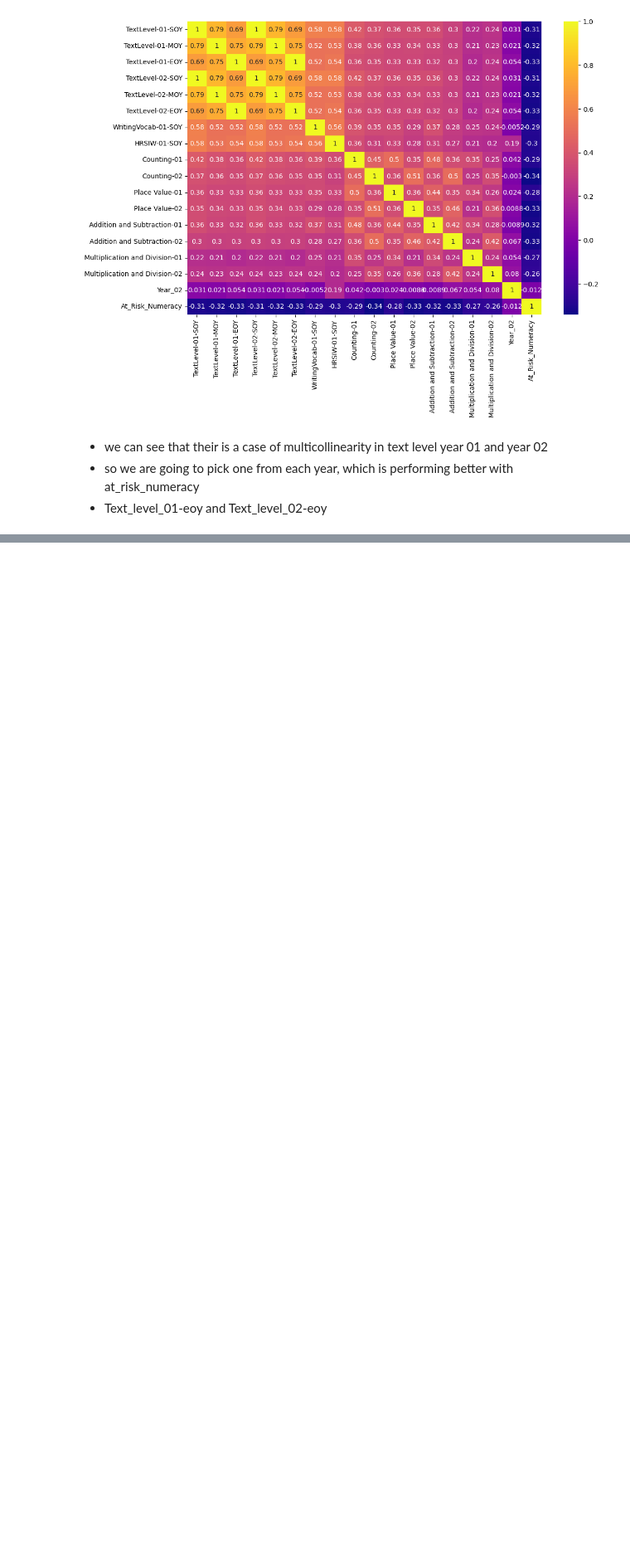
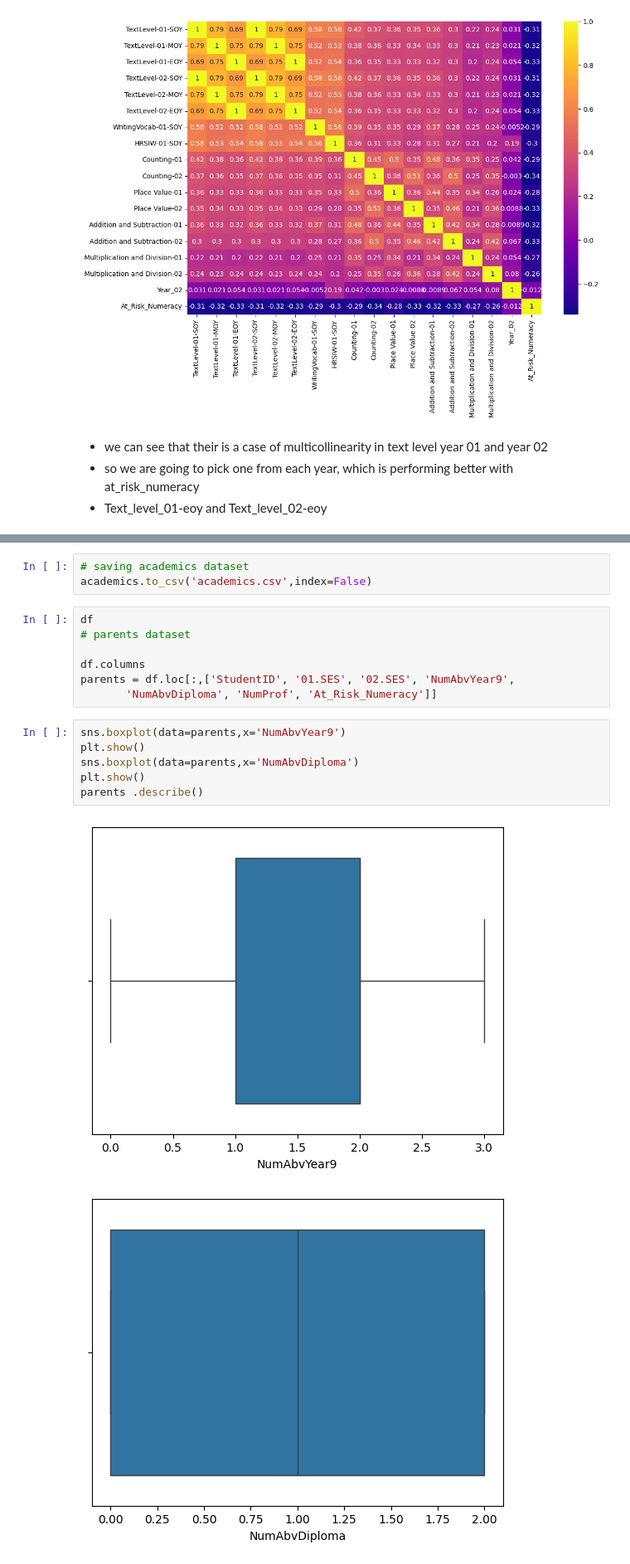
Before and after one commit to anshumbanga/Projects, a Jupyter notebook: LA4_SCHOOL/LA4_Schools_Exploratory_Data_Analysis_and_feature_selection.ipynb, the cells around one changed output, grey strips where cells are left out. Shown at 83% size. Cells and saved outputs as stored; diff of their text form; blank space fills up the shorter version.

```diff
--- a/LA4_SCHOOL/LA4_Schools_Exploratory_Data_Analysis_and_feature_selection.ipynb
+++ b/LA4_SCHOOL/LA4_Schools_Exploratory_Data_Analysis_and_feature_selection.ipynb
@@ -725,0 +748,19 @@ plt.show()
+# %%
+# saving academics dataset
+academics.to_csv('academics.csv',index=False)
+# %%
+df
+# parents dataset
+
+df.columns
+parents = df.loc[:,['StudentID', '01.SES', '02.SES', 'NumAbvYear9',
+       'NumAbvDiploma', 'NumProf', 'At_Risk_Numeracy']]
+# %%
+sns.boxplot(data=parents,x='NumAbvYear9')
+plt.show()
+sns.boxplot(data=parents,x='NumAbvDiploma')
+plt.show()
+parents .describe()
+# %% [output]
+[figure, added]
+[figure, added]
```
Also changed, not shown: parts of 9 cells of this notebook.
